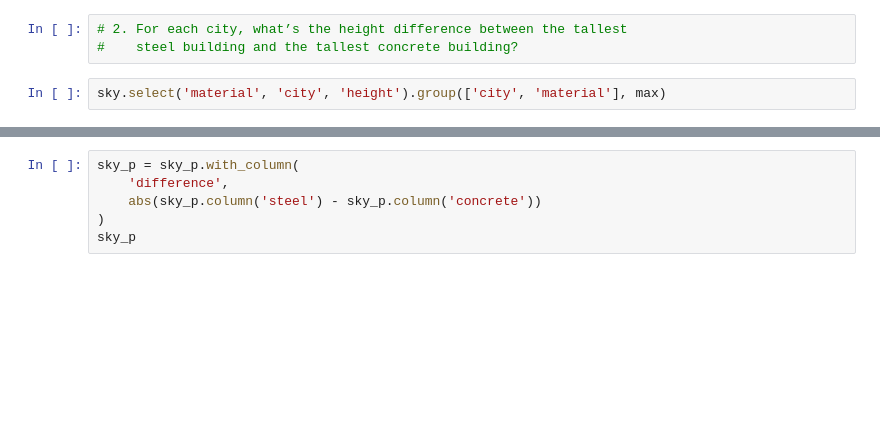
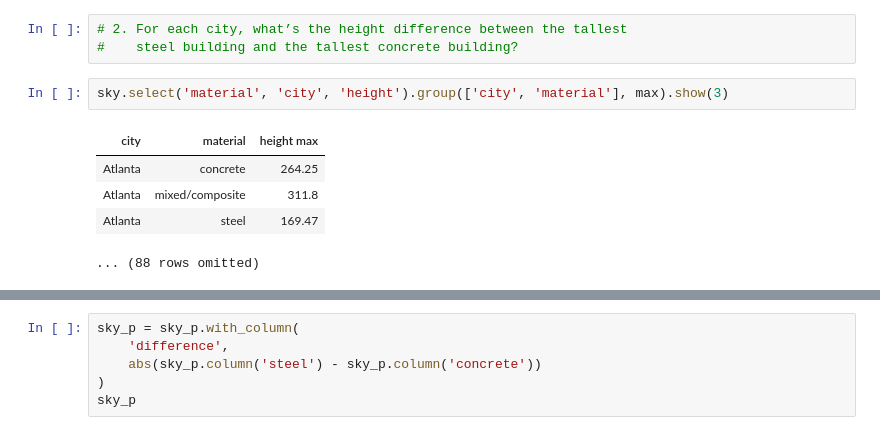
Before and after one commit to jhb10c/d8publicmaterials, a Jupyter notebook: lecnotebooks/lec11.ipynb, the cells around one changed output, grey strips where cells are left out. Drawn from its saved outputs; the diff is of its cells as text; blank space fills up the shorter version.

```diff
--- a/lecnotebooks/lec11.ipynb
+++ b/lecnotebooks/lec11.ipynb
@@ -350,7 +350,13 @@ sky.show(3)
 # 2. For each city, what’s the height difference between the tallest
 #    steel building and the tallest concrete building?
 # %%
-sky.select('material', 'city', 'height').group(['city', 'material'], max)
+sky.select('material', 'city', 'height').group(['city', 'material'], max).show(3)
+# %% [output]
+| city | material | height max |
+| Atlanta | concrete | 264.25 |
+| Atlanta | mixed/composite | 311.8 |
+| Atlanta | steel | 169.47 |
+... (88 rows omitted)
 # %%
 sky_p = sky.pivot('material', 'city', 'height', max)
 sky_p.show()
```
Also changed, not shown: parts of 1 cell of this notebook, 2 other files.
